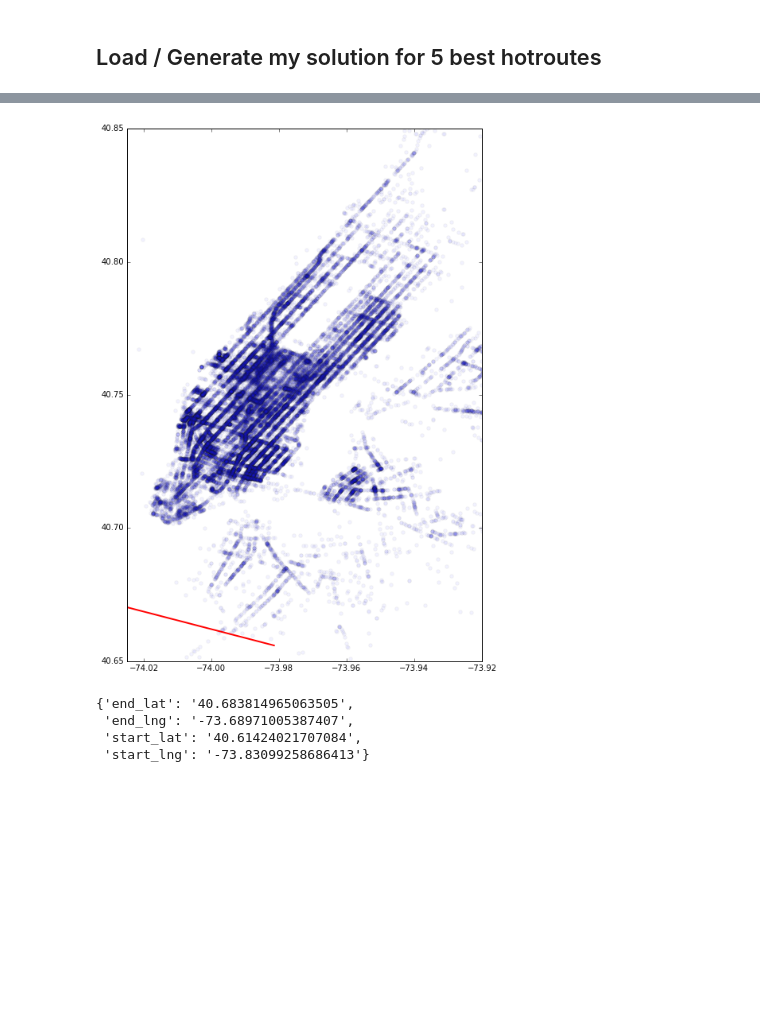
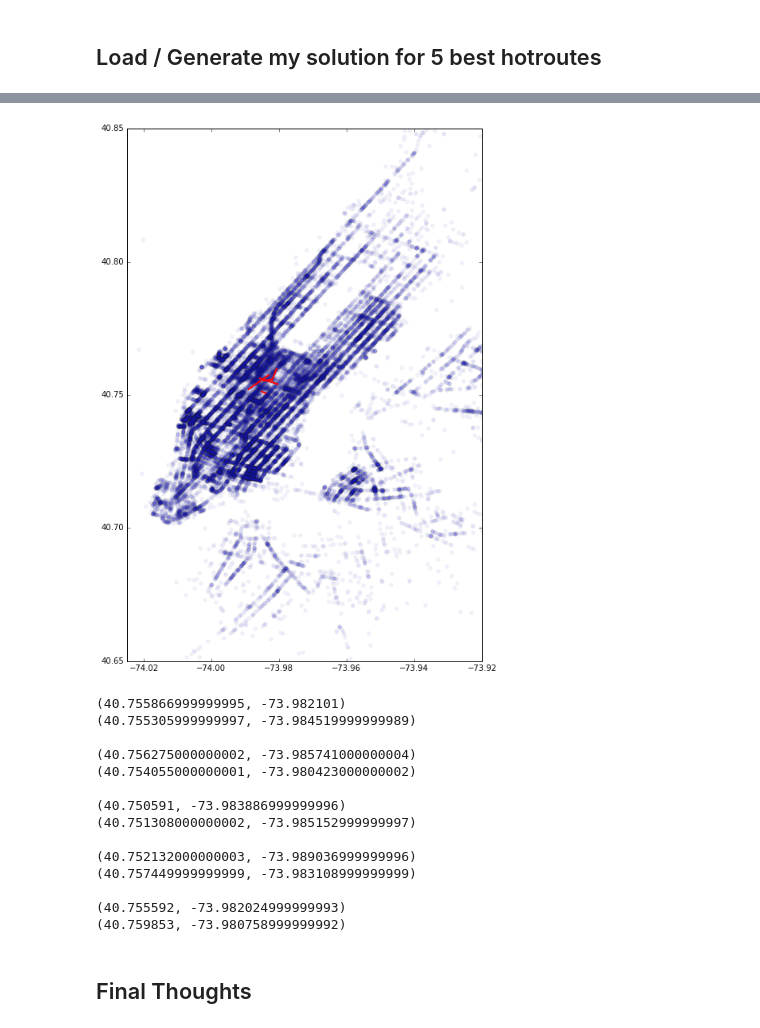
Before and after one commit to RZachLamberty/l_ds_challenge, a Jupyter notebook: hotroute_vis.ipynb, the cells around one changed output, grey strips where cells are left out. Cells and saved outputs as stored; diff of their text form; code cells hidden in the pictures; blank space fills up the shorter version.

```diff
--- a/hotroute_vis.ipynb
+++ b/hotroute_vis.ipynb
@@ -81,0 +92,9 @@ plt.ylim((40.65, 40.85));
+# %%
+def load_hotroutes():
+    with open('./hotroutes.old.csv', 'r') as f:
+        return list(csv.DictReader(f))
+
+try:
+    hr = load_hotroutes()
+except IOError:
+    hr = []
@@ -92,5 +128,5 @@ def load_hotroutes():
 try:
     hr = load_hotroutes()
 except IOError:
-    H.main(nSimul=5000, nSamp=1000)
+    H.main(nRoutes=10000, nRides=10000)
     hr = load_hotroutes()
@@ -122,23 +133,31 @@ hr
-# %%
-f = plt.figure(figsize=(8, 12))
-d2t = d2.tail(50000)
-plt.scatter(x=d2t.start_lng, y=d2t.start_lat, marker='o', alpha=0.05);
-
-for row in hr:
-    x0 = row['start_lng']
-    y0 = row['start_lat']
-    x1 = row['end_lng']
-    y1 = row['end_lat']
-    plt.plot([x0, x1], [y0, y1], color='r', linewidth=2)
-
-plt.xlim((-74.025, -73.92))
-plt.ylim((40.65, 40.85));
-# %% [output]
-[figure, removed]
-# %%
-hr[0]
-# %% [output]
-{'end_lat': '40.683814965063505',
- 'end_lng': '-73.68971005387407',
- 'start_lat': '40.61424021707084',
- 'start_lng': '-73.83099258686413'}
+# %%
+rides = [
+    [row['start_lng'], row['start_lat'], row['end_lng'], row['end_lat']]
+    for row in hr
+]
+
+plot_rides(rides)
+# %% [output]
+[figure, added]
+# %%
+for row in hr:
+    print "({}, {})".format(row['start_lat'], row['start_lng'])
+    print "({}, {})".format(row['end_lat'], row['end_lng'])
+    print ""
+# %% [output]
+(40.755866999999995, -73.982101)
+(40.755305999999997, -73.984519999999989)
+
+(40.756275000000002, -73.985741000000004)
+(40.754055000000001, -73.980423000000002)
+
+(40.750591, -73.983886999999996)
+(40.751308000000002, -73.985152999999997)
+
+(40.752132000000003, -73.989036999999996)
+(40.757449999999999, -73.983108999999999)
+
+(40.755592, -73.982024999999993)
+(40.759853, -73.980758999999992)
+# %% [markdown]
+## Final Thoughts
```
Also changed, not shown: parts of 14 cells of this notebook, 5 other files.
